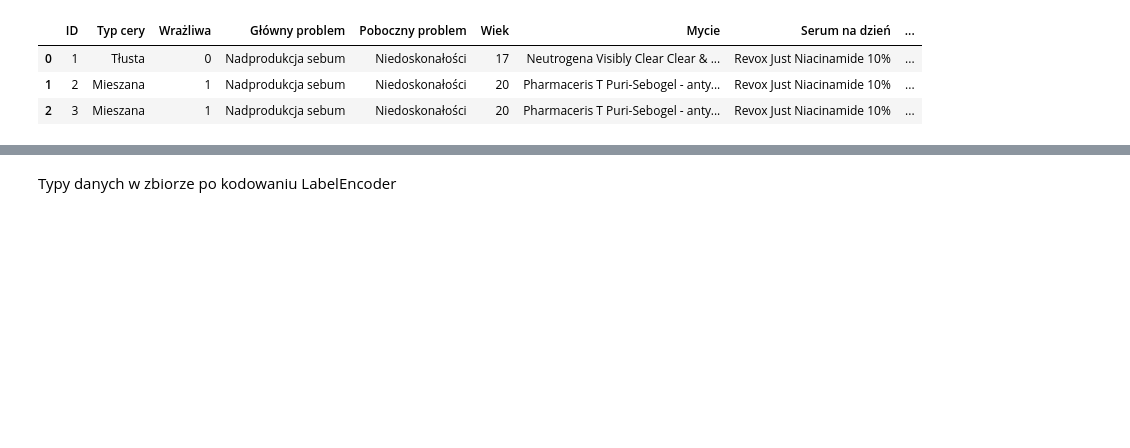
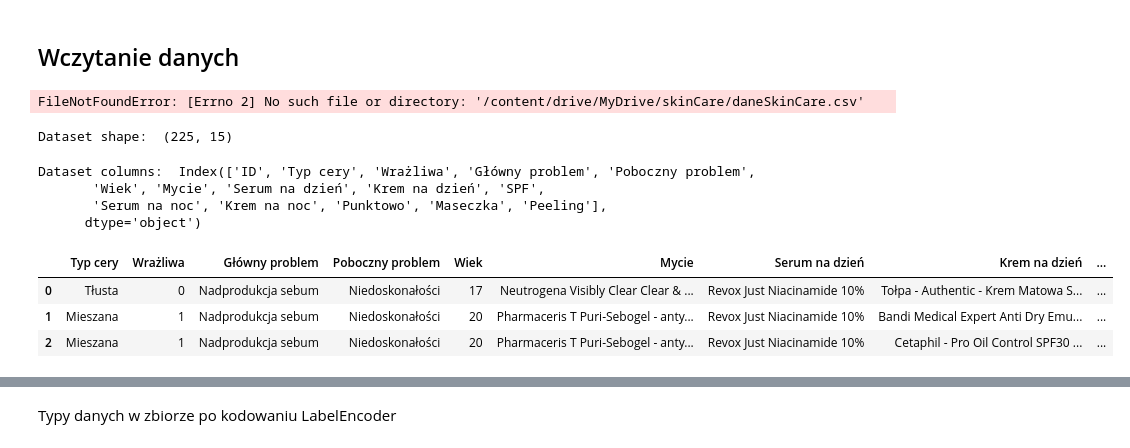
Before and after one commit to suzejka/skinCare, a Jupyter notebook: Model_validation_s20943.ipynb, the cells around one changed output, grey strips where cells are left out. Saved outputs shown, nothing was run; the diff lists cells and outputs as text; code cells hidden in the pictures; blank space fills up the shorter version.

```diff
--- a/Model_validation_s20943.ipynb
+++ b/Model_validation_s20943.ipynb
@@ -89,8 +41,28 @@ def clearData(datasetToClean):
+# %% [markdown]
+## Wczytanie danych
+# %%
+dataset = pd.read_csv("/content/drive/MyDrive/skinCare/daneSkinCare.csv")
+dataset_with_fake_data = pd.read_csv("/content/drive/MyDrive/skinCare/DATASET.csv", encoding='utf-16')
+# %% [output]
+FileNotFoundError: [Errno 2] No such file or directory: '/content/drive/MyDrive/skinCare/daneSkinCare.csv'
+# %%
+dataset = pd.read_csv("daneSkinCare.csv")
+dataset = pd.read_csv("DATASET.csv", encoding='utf-16')
+# %%
+print("Dataset shape: ", dataset.shape)
+# %% [output]
+Dataset shape:  (225, 15)
+# %%
+print("Dataset columns: ", dataset.columns)
+# %% [output]
+Dataset columns:  Index(['ID', 'Typ cery', 'Wrażliwa', 'Główny problem', 'Poboczny problem',
+       'Wiek', 'Mycie', 'Serum na dzień', 'Krem na dzień', 'SPF',
+       'Serum na noc', 'Krem na noc', 'Punktowo', 'Maseczka', 'Peeling'],
+      dtype='object')
 # %%
-clearData(dataset)
 dataset.head(3)
 # %% [output]
-|  | ID | Typ cery | Wrażliwa | Główny problem | Poboczny problem | Wiek | Mycie | Serum na dzień | ... |
-| 0 | 1 | Tłusta | 0 | Nadprodukcja sebum | Niedoskonałości | 17 | Neutrogena Visibly Clear Clear & ... | Revox Just Niacinamide 10% | ... |
-| 1 | 2 | Mieszana | 1 | Nadprodukcja sebum | Niedoskonałości | 20 | Pharmaceris T Puri-Sebogel - anty... | Revox Just Niacinamide 10% | ... |
-| 2 | 3 | Mieszana | 1 | Nadprodukcja sebum | Niedoskonałości | 20 | Pharmaceris T Puri-Sebogel - anty... | Revox Just Niacinamide 10% | ... |
+|  | Typ cery | Wrażliwa | Główny problem | Poboczny problem | Wiek | Mycie | Serum na dzień | Krem na dzień | ... |
+| 0 | Tłusta | 0 | Nadprodukcja sebum | Niedoskonałości | 17 | Neutrogena Visibly Clear Clear & ... | Revox Just Niacinamide 10% | Tołpa - Authentic - Krem Matowa S... | ... |
+| 1 | Mieszana | 1 | Nadprodukcja sebum | Niedoskonałości | 20 | Pharmaceris T Puri-Sebogel - anty... | Revox Just Niacinamide 10% | Bandi Medical Expert Anti Dry Emu... | ... |
+| 2 | Mieszana | 1 | Nadprodukcja sebum | Niedoskonałości | 20 | Pharmaceris T Puri-Sebogel - anty... | Revox Just Niacinamide 10% | Cetaphil - Pro Oil Control SPF30 ... | ... |
```
Also changed, not shown: parts of 42 cells of this notebook, 20 other files.
